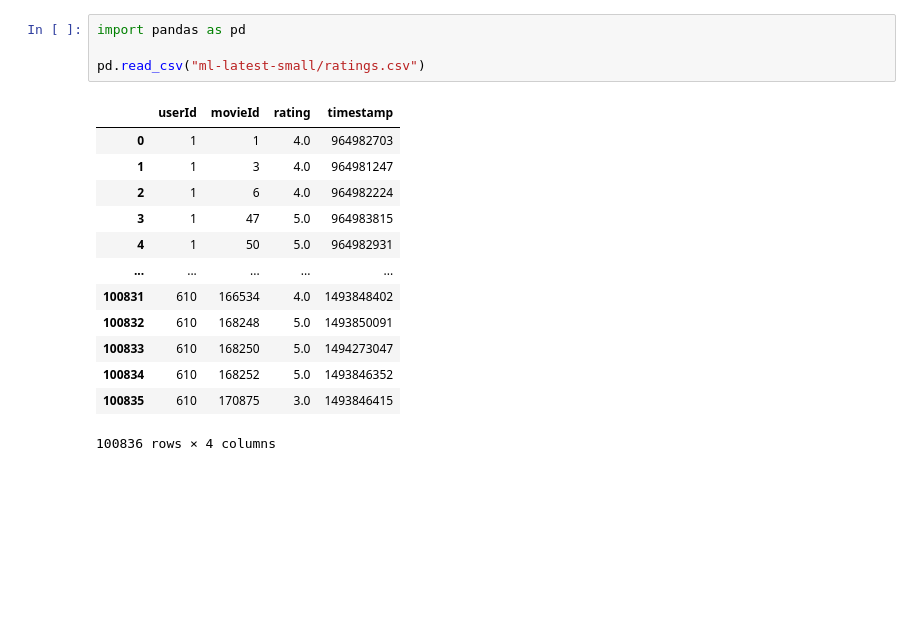
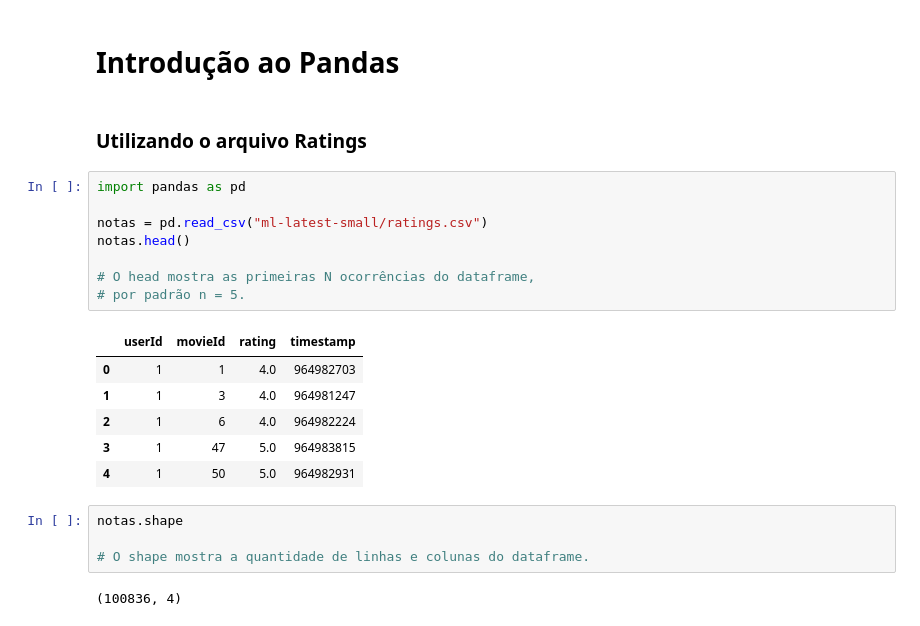
Before and after one commit to Vinicius203/Data_Science, a Jupyter notebook: Iniciante/Analise_e_Visualizacao/introducao_data_science.ipynb, the cells around one changed output. Drawn from its saved outputs; the diff is of its cells as text; blank space fills up the shorter version.

Commit message:
feat: funções do Pandas e visualização com Seaborn.

```diff
--- a/Iniciante/Analise_e_Visualizacao/introducao_data_science.ipynb
+++ b/Iniciante/Analise_e_Visualizacao/introducao_data_science.ipynb
@@ -1,18 +1,25 @@
+# %% [markdown]
+# Introdução ao Pandas
+# %% [markdown]
+### Utilizando o arquivo Ratings
 # %%
 import pandas as pd
 
-pd.read_csv("ml-latest-small/ratings.csv")
+notas = pd.read_csv("ml-latest-small/ratings.csv")
+notas.head()
+
+# O head mostra as primeiras N ocorrências do dataframe,
+# por padrão n = 5.
 # %% [output]
 |  | userId | movieId | rating | timestamp |
 | 0 | 1 | 1 | 4.0 | 964982703 |
 | 1 | 1 | 3 | 4.0 | 964981247 |
 | 2 | 1 | 6 | 4.0 | 964982224 |
 | 3 | 1 | 47 | 5.0 | 964983815 |
 | 4 | 1 | 50 | 5.0 | 964982931 |
-| ... | ... | ... | ... | ... |
-| 100831 | 610 | 166534 | 4.0 | 1493848402 |
-| 100832 | 610 | 168248 | 5.0 | 1493850091 |
-| 100833 | 610 | 168250 | 5.0 | 1494273047 |
-| 100834 | 610 | 168252 | 5.0 | 1493846352 |
-| 100835 | 610 | 170875 | 3.0 | 1493846415 |
-100836 rows × 4 columns
+# %%
+notas.shape
+
+# O shape mostra a quantidade de linhas e colunas do dataframe.
+# %% [output]
+(100836, 4)
```
Also changed, not shown: parts of 21 cells of this notebook.
